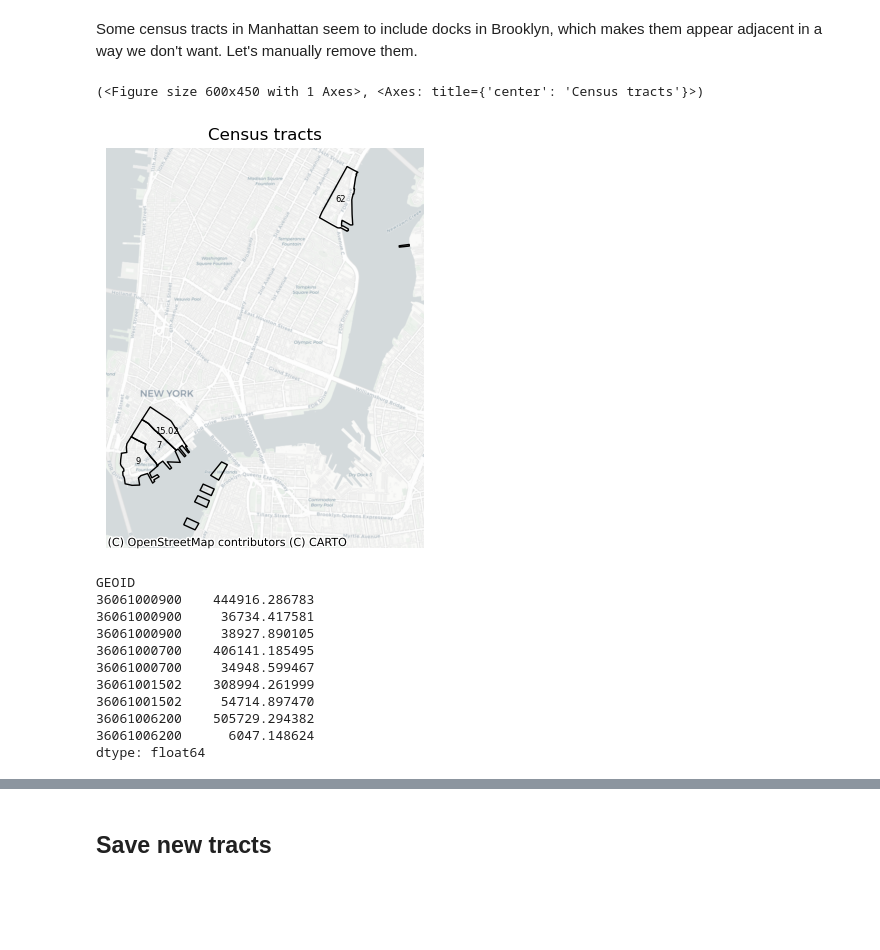
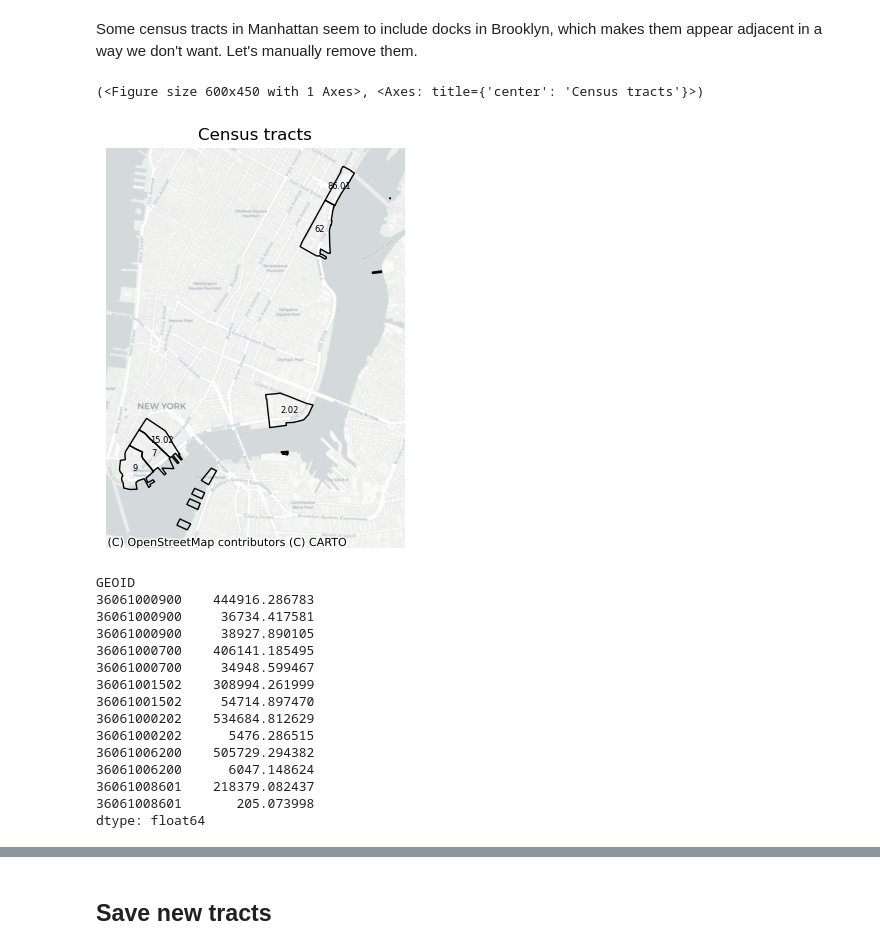
Before and after one commit to dylan-j-young/nyc-community-clustering, a Jupyter notebook: notebooks/00_preprocessing.ipynb, the cells around one changed output, grey strips where cells are left out. Cells and saved outputs as stored; diff of their text form; code cells hidden in the pictures; blank space fills up the shorter version.

```diff
--- a/notebooks/00_preprocessing.ipynb
+++ b/notebooks/00_preprocessing.ipynb
@@ -170,13 +171,13 @@ for col in ["medianhouseholdincome", "medianhomevalue", "medianrent"]:
 Some census tracts in Manhattan seem to include docks in Brooklyn, which makes them appear adjacent in a way we don't want. Let's manually remove them.
 # %%
 # -- Identify and plot these tracts --
-dock_tract_ids = ["36061" + s for s in ["000900","000700","001502","006200"]]
+dock_tract_ids = ["36061" + s for s in ["000900","000700","001502","000202","006200","008601"]]
 dock_tracts = tracts_highpop.loc[dock_tract_ids]
 
 plotting.plot_tracts(dock_tracts)
 # %% [output]
 (<Figure size 600x450 with 1 Axes>, <Axes: title={'center': 'Census tracts'}>)
-[figure, old version]
+[figure, new version]
 # %%
 # -- Explode out MultiPolygons and keep only the larger chunks --
 dock_tracts = dock_tracts.to_crs(config.WEB_MERCATOR_EPSG)
@@ -190,8 +191,12 @@ GEOID
 36061000700     34948.599467
 36061001502    308994.261999
 36061001502     54714.897470
+36061000202    534684.812629
+36061000202      5476.286515
 36061006200    505729.294382
 36061006200      6047.148624
+36061008601    218379.082437
+36061008601       205.073998
 dtype: float64
 # %%
 # -- Replace original tracts with clipped ones --
```
Also changed, not shown: parts of 5 cells of this notebook, 1 other file.
